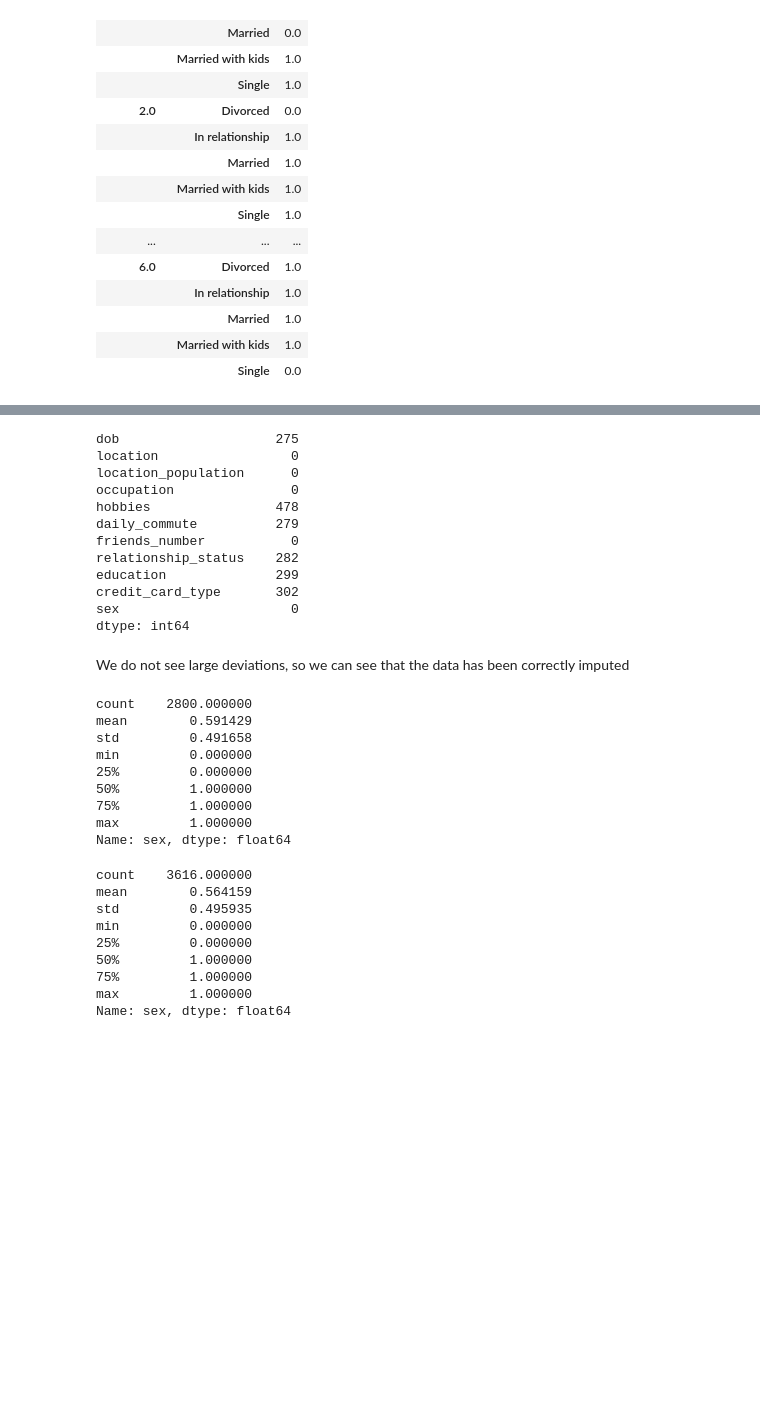
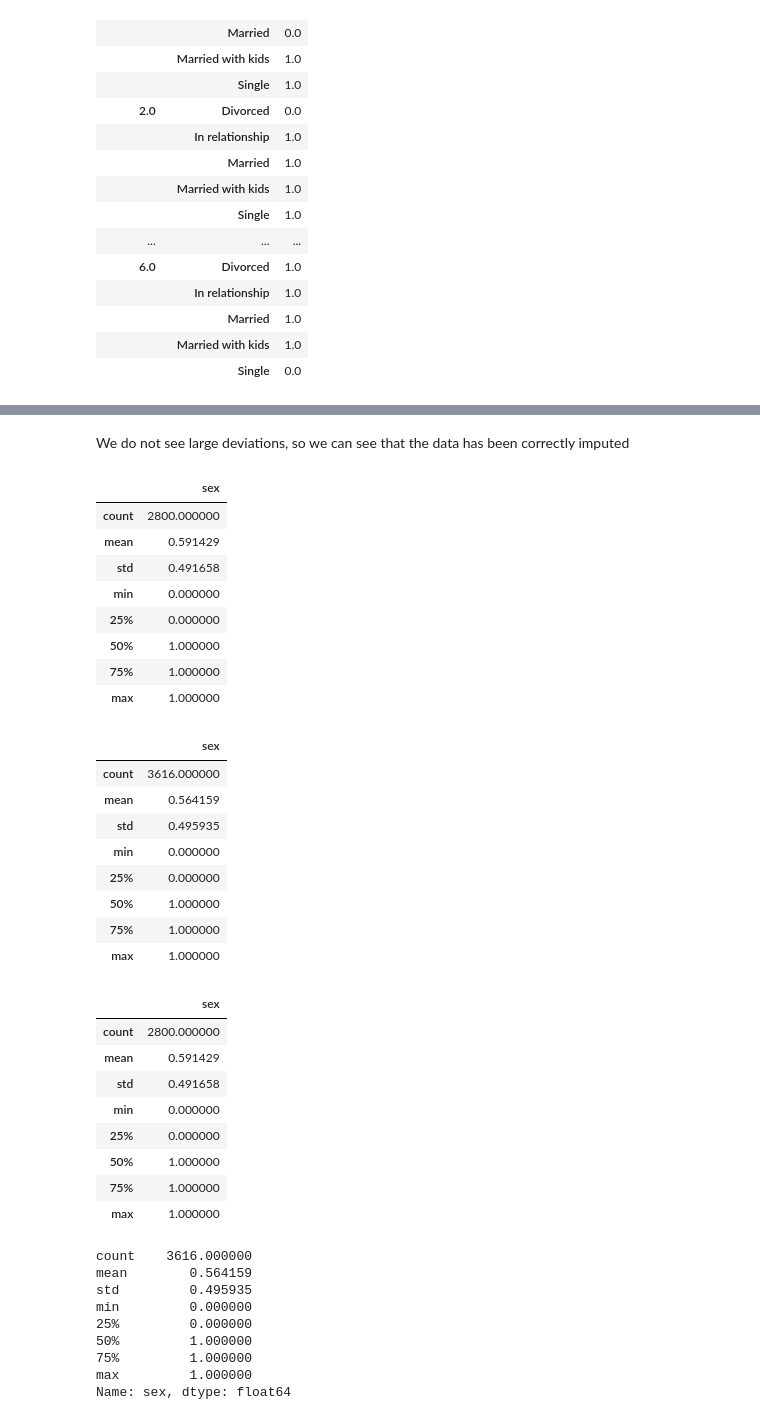
Before and after one commit to Bartoszcz28/Gym_Subscription, a Jupyter notebook: GymSubscription.ipynb, the cells around one changed output, grey strips where cells are left out. Drawn from its saved outputs; the diff is of its cells as text; code cells hidden in the pictures; blank space fills up the shorter version.

```diff
--- a/GymSubscription.ipynb
+++ b/GymSubscription.ipynb
@@ -531,32 +461,49 @@ fill_missing_with_mode(X_train, 'sex')
-# %%
-X_train.isna().sum()
-# %% [output]
-dob                    275
-location                 0
-location_population      0
-occupation               0
-hobbies                478
-daily_commute          279
-friends_number           0
-relationship_status    282
-education              299
-credit_card_type       302
-sex                      0
-dtype: int64
 # %% [markdown]
 We do not see large deviations, so we can see that the data has been correctly imputed
+# %%
+from IPython.display import display_html
+from itertools import chain,cycle
+def display_side_by_side(*args,titles=cycle([''])):
+    html_str=''
+    for df,title in zip(args, chain(titles,cycle(['</br>'])) ):
+        html_str+='<th style="text-align:center"><td style="vertical-align:top">'
+        html_str+=f'<h2 style="text-align: center;">{title}</h2>'
+        html_str+=df.to_html().replace('table','table style="display:inline"')
+        html_str+='</td></th>'
+    display_html(html_str,raw=True)
+# %%
+display_side_by_side(pd.DataFrame(X_train['sex'].describe()), pd.DataFrame(X['sex'].describe()))
+# %% [output]
+|  | sex |
+| count | 2800.000000 |
+| mean | 0.591429 |
+| std | 0.491658 |
+| min | 0.000000 |
+| 25% | 0.000000 |
+| 50% | 1.000000 |
+| 75% | 1.000000 |
+| max | 1.000000 |
+|  | sex |
+| count | 3616.000000 |
+| mean | 0.564159 |
+| std | 0.495935 |
+| min | 0.000000 |
+| 25% | 0.000000 |
+| 50% | 1.000000 |
+| 75% | 1.000000 |
+| max | 1.000000 |
 # %%
-X_train['sex'].describe()
+pd.DataFrame(X_train['sex'].describe())
 # %% [output]
-count    2800.000000
-mean        0.591429
-std         0.491658
-min         0.000000
-25%         0.000000
-50%         1.000000
-75%         1.000000
-max         1.000000
-Name: sex, dtype: float64
+|  | sex |
+| count | 2800.000000 |
+| mean | 0.591429 |
+| std | 0.491658 |
+| min | 0.000000 |
+| 25% | 0.000000 |
+| 50% | 1.000000 |
+| 75% | 1.000000 |
+| max | 1.000000 |
 # %%
 X['sex'].describe()
 # %% [output]
```
Also changed, not shown: parts of 80 cells of this notebook.
